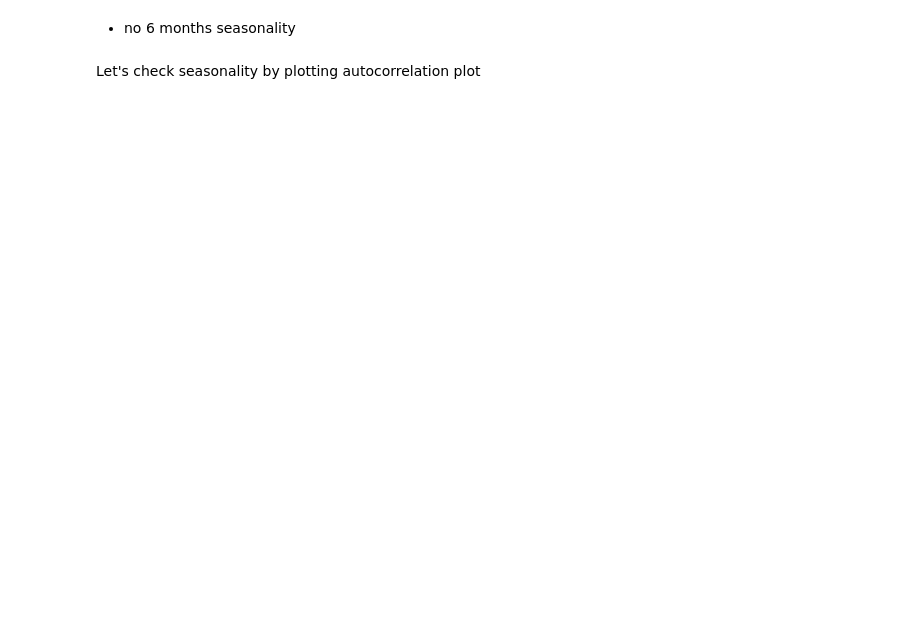
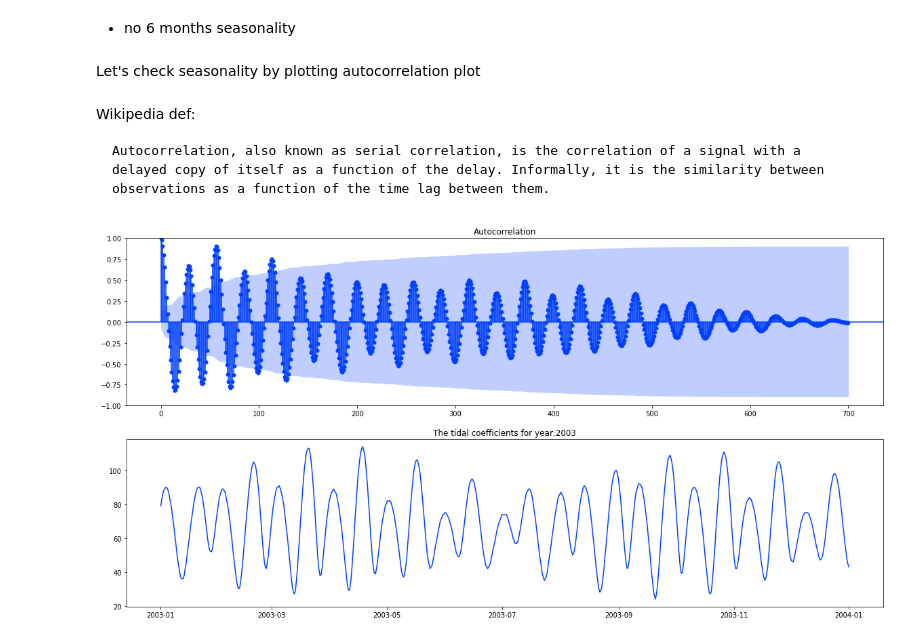
Before and after one commit to otmane-el-aloi/Prediction-of-tidal-coefficients, a Jupyter notebook: dataAnalysisOtmane.ipynb, the cells around one changed output. Saved outputs shown, nothing was run; the diff lists cells and outputs as text; code cells hidden in the pictures; blank space fills up the shorter version.

```diff
--- a/dataAnalysisOtmane.ipynb
+++ b/dataAnalysisOtmane.ipynb
@@ -253,3 +319,17 @@ plt.xlabel('Frequency ($y^{-1}$)');
 - no 6 months seasonality
 # %% [markdown]
 Let's check seasonality by plotting autocorrelation plot
+# %% [markdown]
+Wikipedia def:
+
+    Autocorrelation, also known as serial correlation, is the correlation of a signal with a
+    delayed copy of itself as a function of the delay. Informally, it is the similarity between
+    observations as a function of the time lag between them.
+# %%
+year = 2003
+fig, ax = plt.subplots(2,1, figsize=(20,10))
+plot_acf(df[df["year"]==year].coef, lags =700, ax=ax[0])
+plt.plot(df[df["year"]==year].dateTime, df[df["year"]==year].coef)
+plt.title("The tidal coefficients for year:" + str(year));
+# %% [output]
+[figure, added]
```
Also changed, not shown: parts of 51 cells of this notebook, 1 other file.
